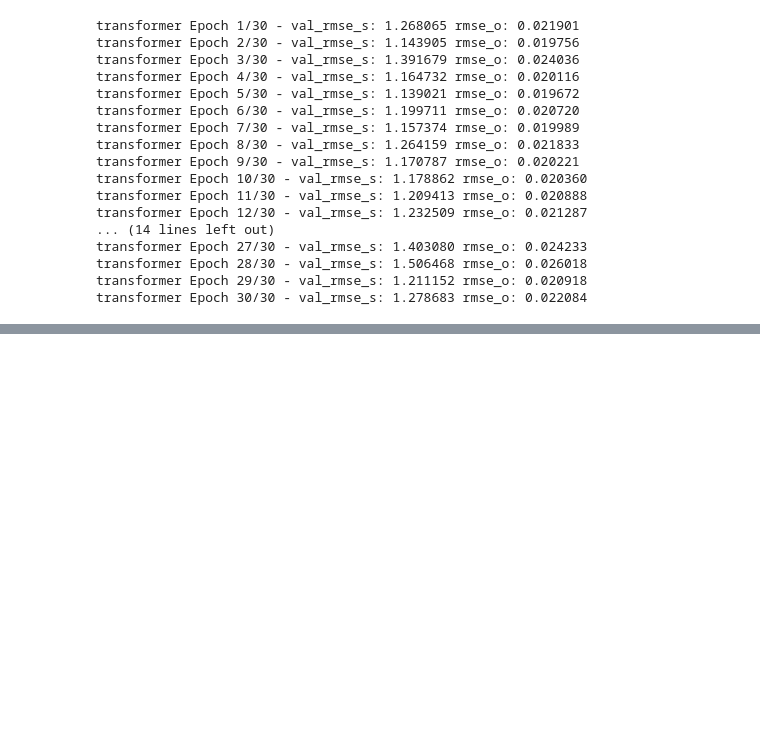
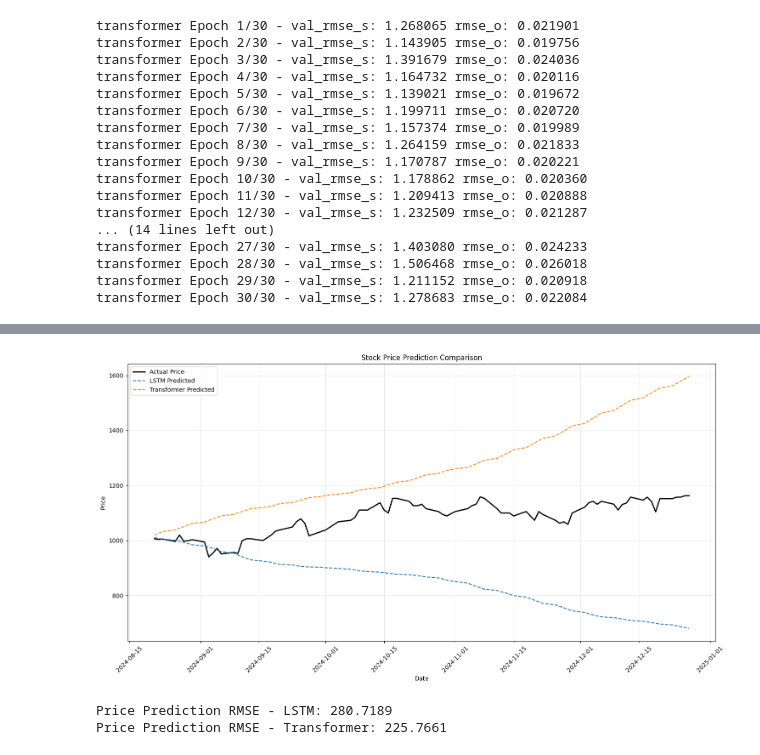
Before and after one commit to eevvvaa/Deep_Generative_Model-HW, a Jupyter notebook: 時間序列.ipynb, the cells around one changed output, grey strips where cells are left out. Saved outputs shown, nothing was run; the diff lists cells and outputs as text; code cells hidden in the pictures; blank space fills up the shorter version.

```diff
--- a/時間序列.ipynb
+++ b/時間序列.ipynb
@@ -550,0 +649,43 @@ print("請用此模板對四類指標分別做實驗 (A: trend, B: oscillator, C
+# %%
+# Cell 17 — 價格預測還原可視化
+from sklearn.metrics import mean_squared_error
+import numpy as np
+
+def plot_price_predictions():
+    """將 Log Return 預測還原為價格並繪圖"""
+    test_dates = test_df.index[LOOKBACK:]
+    start_price = test_df['Close'].iloc[0]
+
+    lstm_cum = np.cumsum(lstm_stats['y_pred'])
+    trans_cum = np.cumsum(transformer_stats['y_pred'])
+    actual_cum = np.cumsum(transformer_stats['y_true'])
+
+    lstm_price = start_price * np.exp(lstm_cum)
+    trans_price = start_price * np.exp(trans_cum)
+    actual_price = start_price * np.exp(actual_cum)
+
+    plt.figure(figsize=(15,8))
+    # 比較價格
+    plt.plot(test_dates[:100], actual_price[:100], label='Actual Price', color='black', linewidth=2)
+    plt.plot(test_dates[:100], lstm_price[:100], label='LSTM Predicted', linestyle='--')
+    plt.plot(test_dates[:100], trans_price[:100], label='Transformer Predicted', linestyle='--')
+    plt.title('Stock Price Prediction Comparison')
+    plt.ylabel('Price')
+    plt.xlabel('Date')
+    plt.legend()
+    plt.grid(True, alpha=0.3)
+    plt.xticks(rotation=45)
+    plt.tight_layout()
+    plt.show()
+
+    # 計算 RMSE
+    lstm_rmse = np.sqrt(mean_squared_error(actual_price, lstm_price))
+    trans_rmse = np.sqrt(mean_squared_error(actual_price, trans_price))
+    print(f"Price Prediction RMSE - LSTM: {lstm_rmse:.4f}")
+    print(f"Price Prediction RMSE - Transformer: {trans_rmse:.4f}")
+
+plot_price_predictions()
+# %% [output]
+[figure, added]
+Price Prediction RMSE - LSTM: 280.7189
+Price Prediction RMSE - Transformer: 225.7661
```
Also changed, not shown: parts of 10 cells of this notebook.
